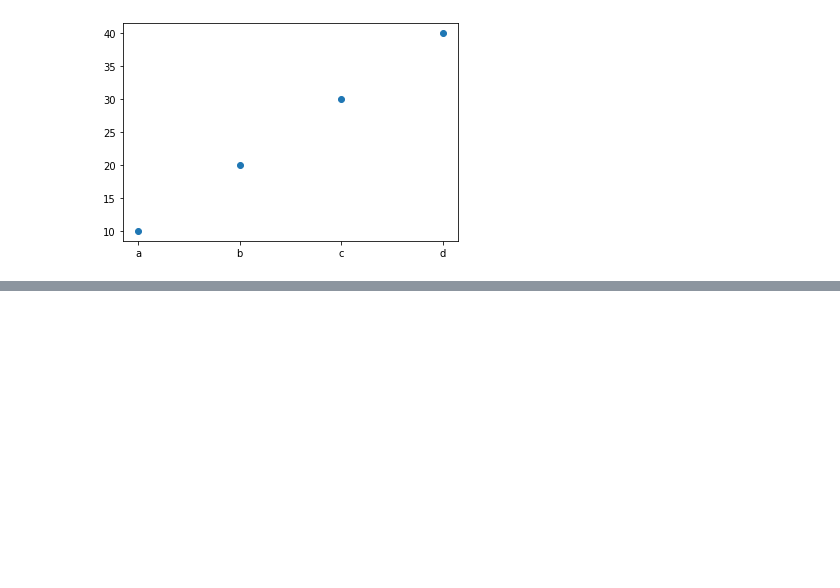
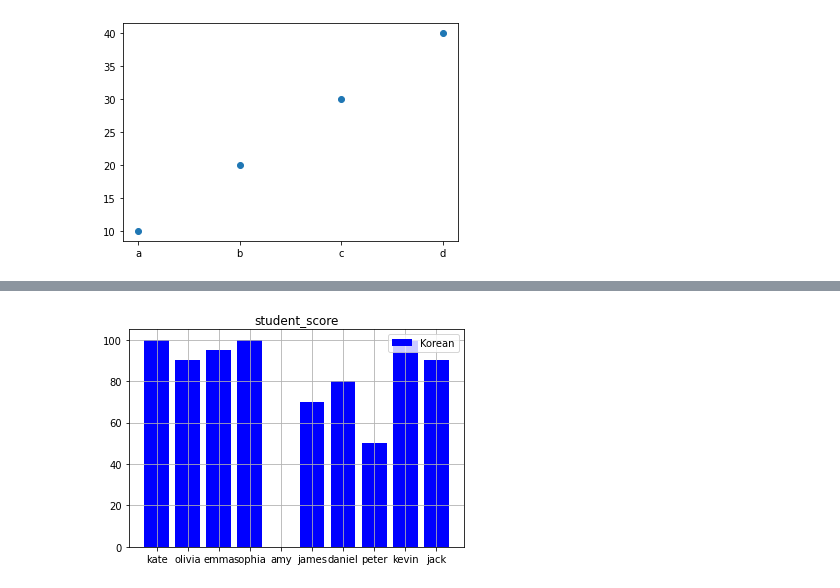
Before and after one commit to ChoSooBeen/Python_practice, a Jupyter notebook: Python_data.ipynb, the cells around one changed output, grey strips where cells are left out. Cells and saved outputs as stored; diff of their text form; code cells hidden in the pictures; blank space fills up the shorter version.

```diff
--- a/Python_data.ipynb
+++ b/Python_data.ipynb
@@ -572,0 +577,19 @@ plt.show()
+# %%
+import pandas as pd
+import matplotlib.pyplot as plt
+
+df = pd.read_csv('/scores.csv') #경로 복사하여 넣기!
+# %%
+#이름과 국어 점수만 가지고 그래프 그리기
+
+plt.title('student_score')
+
+x_name = df['이름']
+y_kor = df['국어']
+
+plt.bar(x_name, y_kor, color='blue', label = 'Korean')
+plt.legend()
+plt.grid()
+plt.show()
+# %% [output]
+[figure, added]
```
Also changed, not shown: parts of 3 cells of this notebook.
